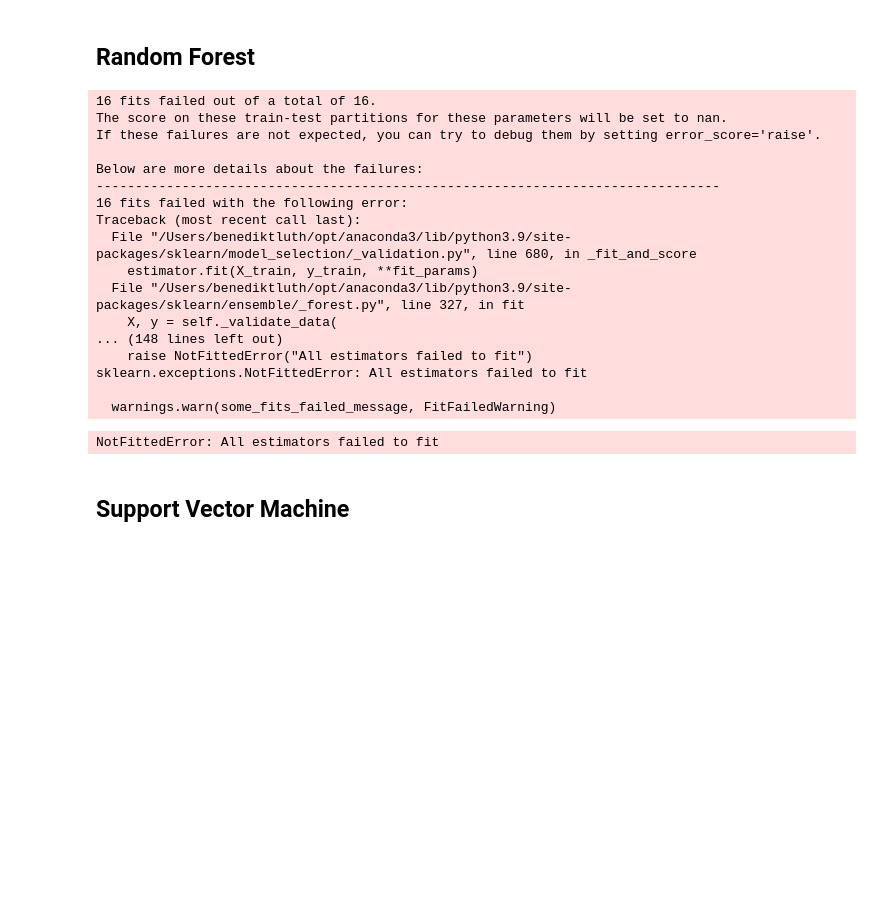
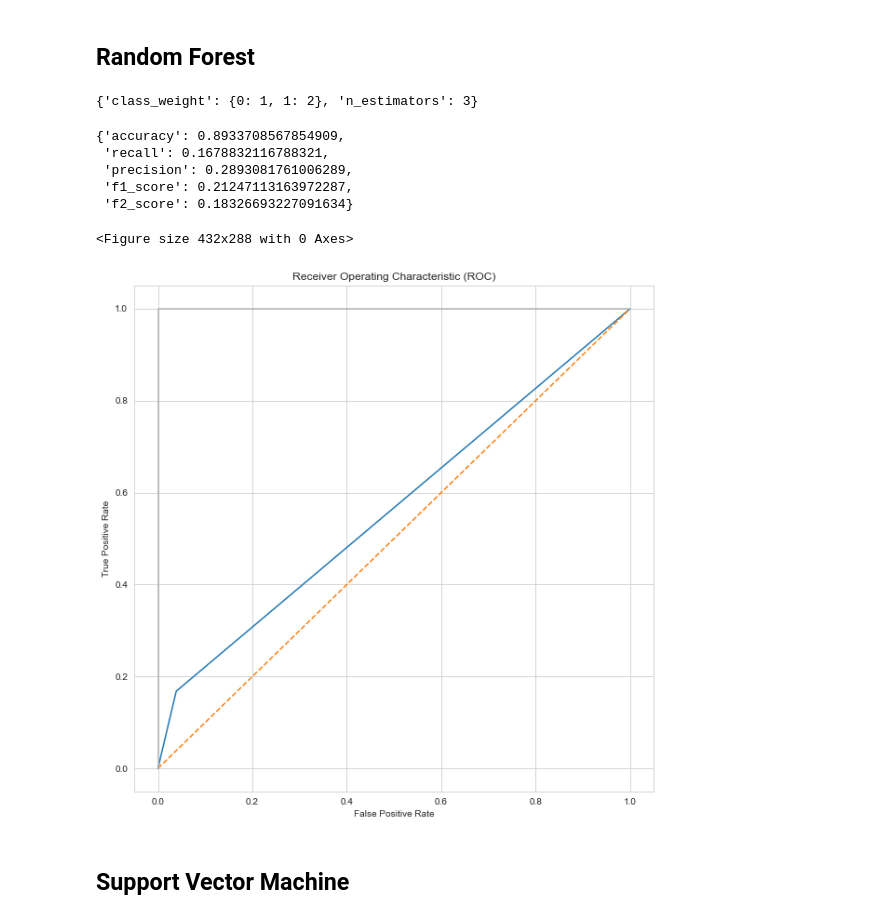
Before and after one commit to BenediktLueth/heartheroes, a Jupyter notebook: model_training.ipynb, the cells around one changed output. Cells and saved outputs as stored; diff of their text form; code cells hidden in the pictures; blank space fills up the shorter version.

```diff
--- a/model_training.ipynb
+++ b/model_training.ipynb
@@ -145,38 +137,24 @@ NotFittedError: All estimators failed to fit
 # %%
 # create an estimator
 forest_estimator = RandomForestClassifier()
 
 # specify the parameter grid
 parameters = {
+    'class_weight': [{0:1, 1:2}, {0:1, 1:1}],
     'n_estimators': [2, 3, 4, 5]
 }
 
-# train model
-forest_result = model_eval(estimator=forest_estimator, parameters=parameters, X=X, y=y)
-
-# results
-print("Mean", forest_result['test_score'].mean())
-for score in forest_result['test_score']:
-    print(score)
+# train model and display evaluation
+display(model_eval(estimator=forest_estimator, parameters=parameters, X_train=X_train, y_train=y_train, X_test=X_test, y_test=y_test))
 # %% [output]
-16 fits failed out of a total of 16.
-The score on these train-test partitions for these parameters will be set to nan.
-If these failures are not expected, you can try to debug them by setting error_score='raise'.
-
-Below are more details about the failures:
---------------------------------------------------------------------------------
-16 fits failed with the following error:
-Traceback (most recent call last):
-  File "/Users/benediktluth/opt/anaconda3/lib/python3.9/site-packages/sklearn/model_selection/_validation.py", line 680, in _fit_and_score
-    estimator.fit(X_train, y_train, **fit_params)
-  File "/Users/benediktluth/opt/anaconda3/lib/python3.9/site-packages/sklearn/ensemble/_forest.py", line 327, in fit
-    X, y = self._validate_data(
-... (148 lines left out)
-    raise NotFittedError("All estimators failed to fit")
-sklearn.exceptions.NotFittedError: All estimators failed to fit
-
-  warnings.warn(some_fits_failed_message, FitFailedWarning)
+{'class_weight': {0: 1, 1: 2}, 'n_estimators': 3}
-NotFittedError: All estimators failed to fit
+{'accuracy': 0.8933708567854909,
+ 'recall': 0.1678832116788321,
+ 'precision': 0.2893081761006289,
+ 'f1_score': 0.21247113163972287,
+ 'f2_score': 0.18326693227091634}
+<Figure size 432x288 with 0 Axes>
+[figure, added]
 # %% [markdown]
 ## Support Vector Machine
 # %%
```
Also changed, not shown: parts of 14 cells of this notebook, 2 other files.
